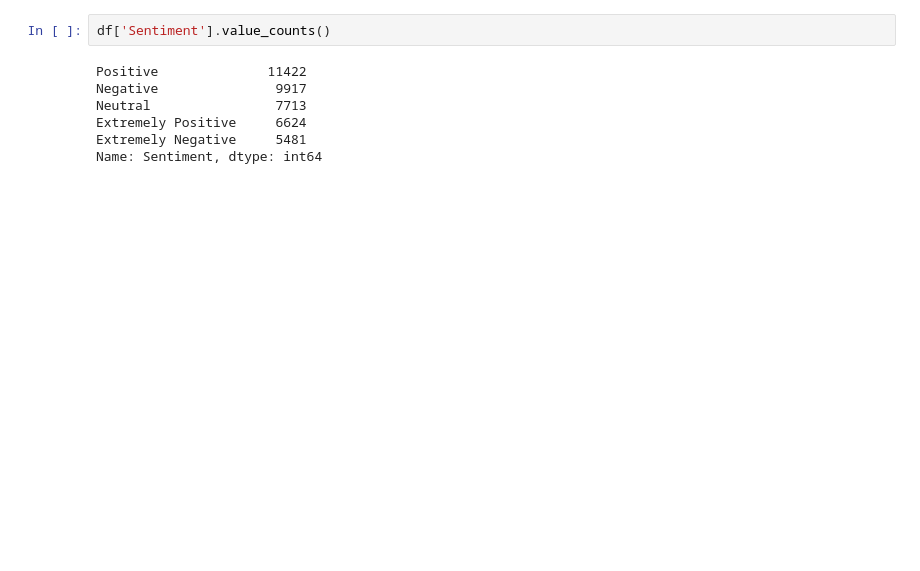
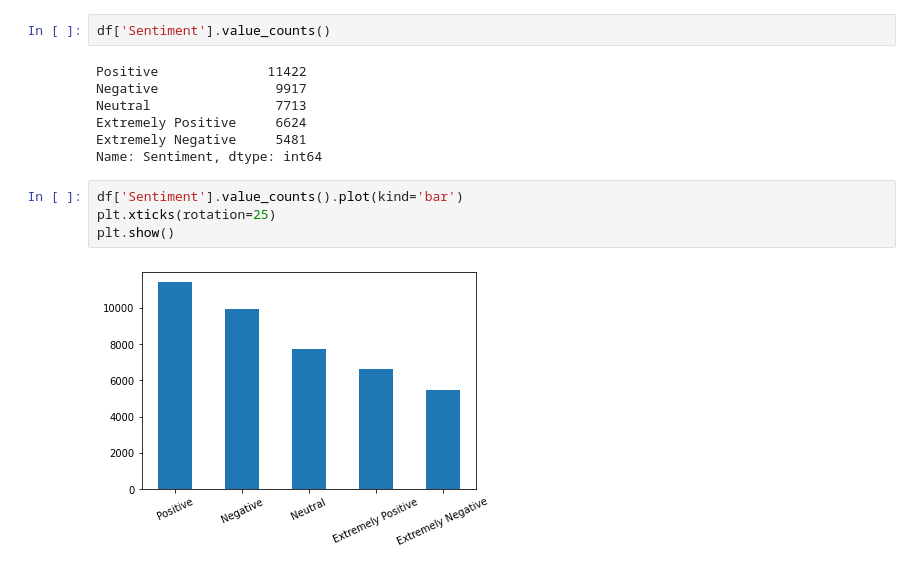
Before and after one commit to deepali2062/-Sentiment-Analysis-Predicting-sentiment-of-COVID-19-tweets, a Jupyter notebook: Copy_of_Copy_of_Coronavirus_Tweet_Sentiment_Analysis_Capstone_Project.ipynb, the cells around one changed output. Drawn from its saved outputs; the diff is of its cells as text; blank space fills up the shorter version.

```diff
--- a/Copy_of_Copy_of_Coronavirus_Tweet_Sentiment_Analysis_Capstone_Project.ipynb
+++ b/Copy_of_Copy_of_Coronavirus_Tweet_Sentiment_Analysis_Capstone_Project.ipynb
@@ -450,3 +450,9 @@ Neutral                7713
 Extremely Positive     6624
 Extremely Negative     5481
 Name: Sentiment, dtype: int64
+# %%
+df['Sentiment'].value_counts().plot(kind='bar')
+plt.xticks(rotation=25)
+plt.show()
+# %% [output]
+[figure, added]
```
